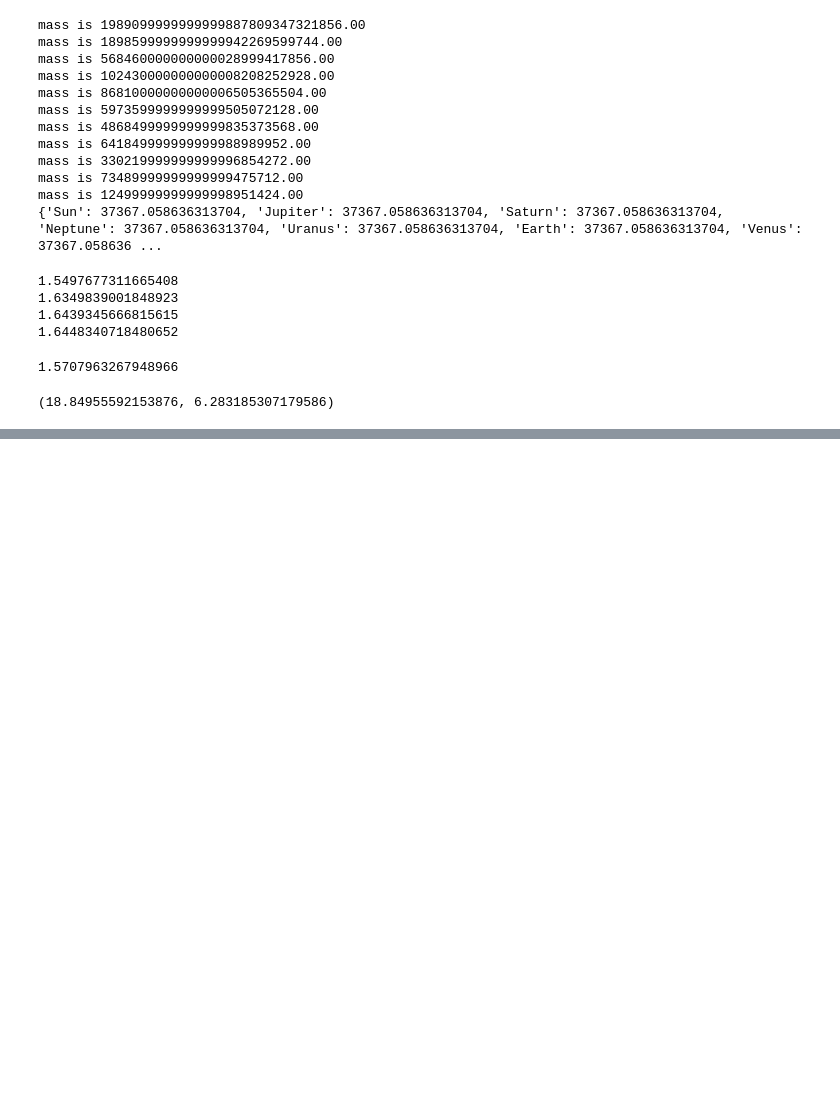
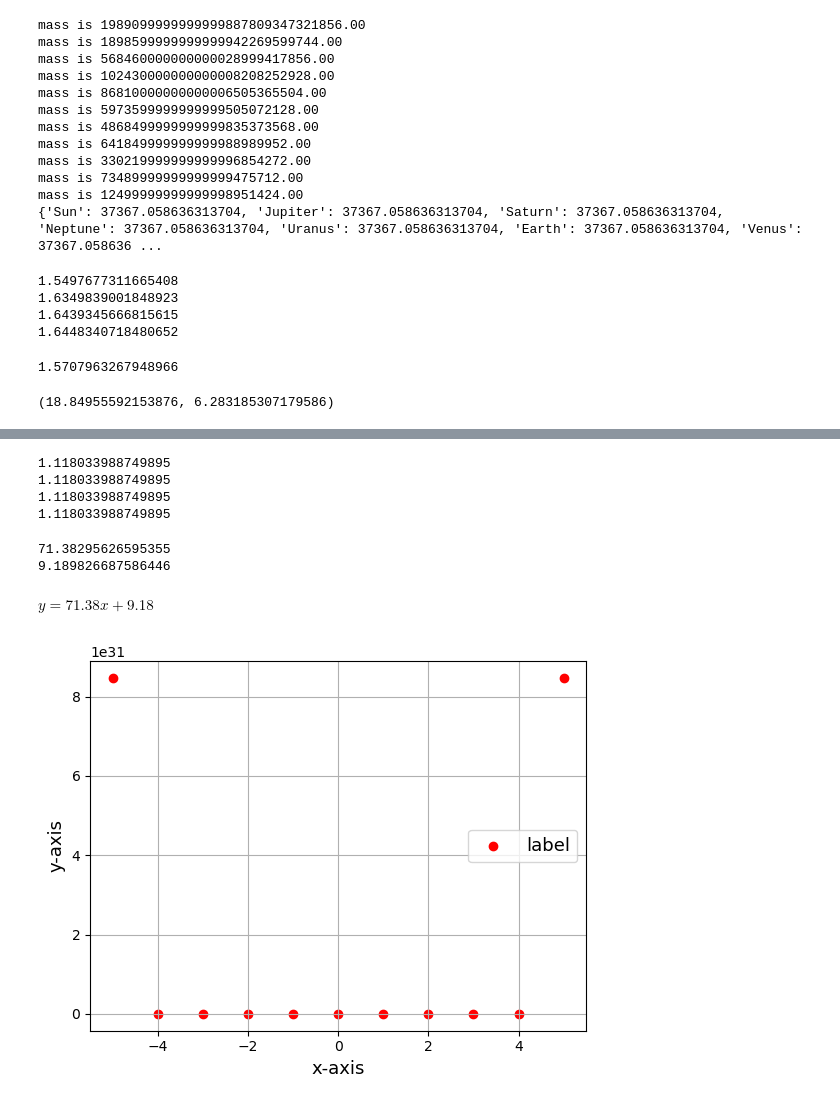
Before and after one commit to jgodzieba-student/PROGNUM-repo, a Jupyter notebook: Task3/sq_s6392296_week3.ipynb, the cells around one changed output, grey strips where cells are left out. Drawn from its saved outputs; the diff is of its cells as text; code cells hidden in the pictures; blank space fills up the shorter version.

```diff
--- a/Task3/sq_s6392296_week3.ipynb
+++ b/Task3/sq_s6392296_week3.ipynb
@@ -179,0 +217,77 @@ first 10 are: [ 5.64713666  4.01978803  1.79841186 -4.84510665  3.30138736 -8.19
+# %%
+# Quiz 3.17
+
+import numpy as np
+
+def stdev(A):
+    A = np.array(A)
+    N = len(A)
+    y = sum(A)
+    m = y/N
+    d = (A - m)**2
+    std = (((1/N)*(sum(d)))**0.5)
+    return std
+
+print(stdev([1,2,3,4]))
+print(np.std([1,2,3,4]))
+
+def stdev(A):
+    A = np.array(A)
+    std = (((1/len(A))*(sum((A - (sum(A)/len(A)))**2)))**0.5)
+    return std
+
+print(stdev([1,2,3,4]))
+print(np.std([1,2,3,4]))
+# %% [output]
+1.118033988749895
+1.118033988749895
+1.118033988749895
+1.118033988749895
+# %%
+# Quiz 3.18
+import numpy as np
+
+x = [18.49, 35.48, 35.48, 11.34, 7.12, 9.82, 23.66, 44, 66.7, 52.4, 55, 25.6, 26.19]
+y = [2094.75, 2320.87, 1224.9, 872.13, 432.2, 751, 1410, 2700, 5292, 2550, 5253, 2419, 2158]
+
+xarray = np.array(x)
+yarray = np.array(y)
+
+avex = sum(xarray)/len(xarray)
+avey = sum(yarray)/len(yarray)
+
+nom = (xarray - avex) * (yarray - avey)
+den = (xarray - avex)**2
+
+b = sum(nom)/sum(den)
+a = avey - (b * avex)
+
+print(b)
+print(a)
+# %% [output]
+71.38295626595355
+9.189826687586446
+# %% [markdown]
+$y=71.38x+9.18$
+# %%
+# Quiz 3.22
+
+import matplotlib.pyplot as plt
+import math
+
+xarray = []
+yarray = []
+
+for x in range(-5,6,1):
+    y = cosh((math.exp(x)+math.exp(-x))/2)
+    yarray.append(y)
+    xarray.append(x)
+
+plt.scatter(xarray, yarray, marker='o', color='r', label="label")
+plt.ylabel("y-axis", fontsize = 13)
+plt.xlabel("x-axis", fontsize = 13)
+plt.grid()
+plt.legend(fontsize = 13)
+plt.show()
+# %% [output]
+[figure, added]
```
Also changed, not shown: parts of 2 cells of this notebook, 2 other files.
